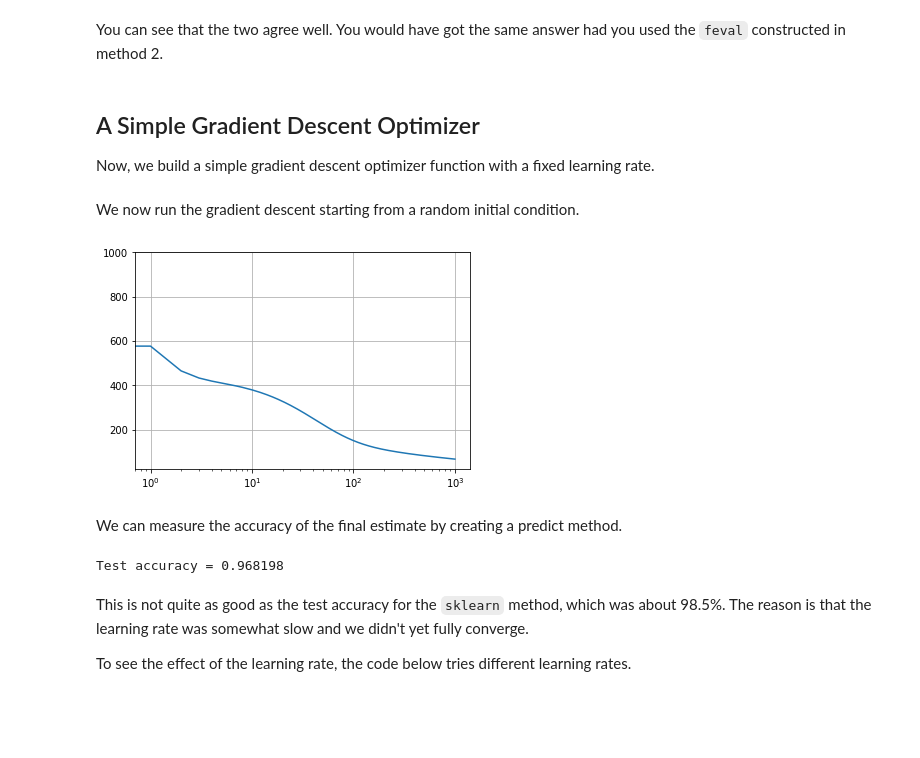
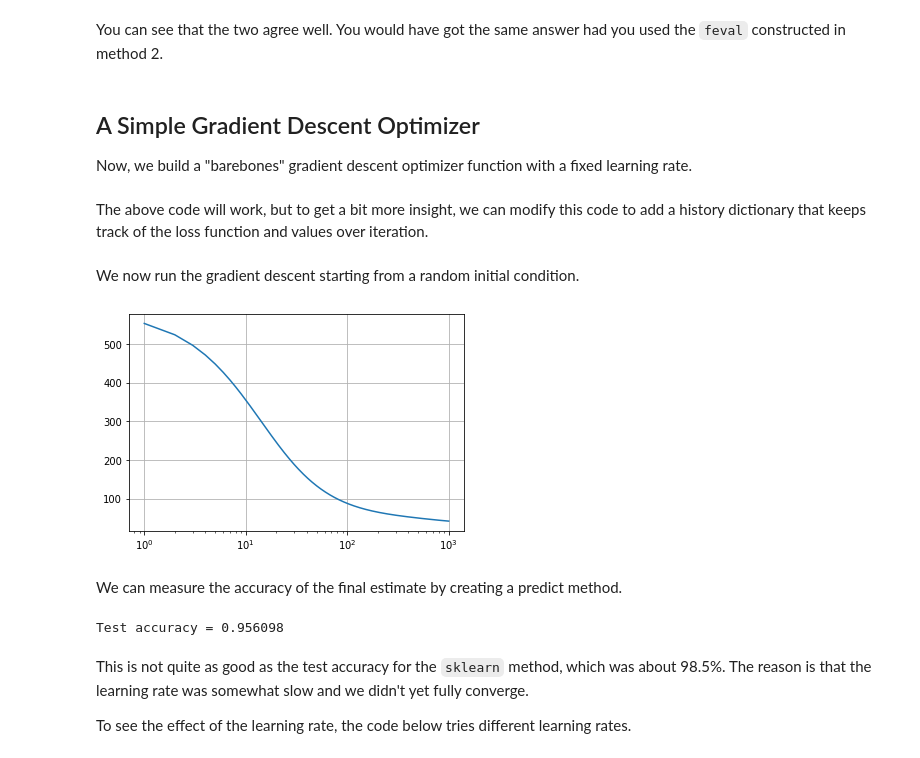
Before and after one commit to sdrangan/introml, a Jupyter notebook: unit07_optim/demo2_grad_descent.ipynb, the cells around one changed output. Cells and saved outputs as stored; diff of their text form; code cells hidden in the pictures; blank space fills up the shorter version.

```diff
--- a/unit07_optim/demo2_grad_descent.ipynb
+++ b/unit07_optim/demo2_grad_descent.ipynb
@@ -56,0 +50,11 @@ yts = y[ntr:]
+# %%
+from sklearn.model_selection import train_test_split
+from sklearn.preprocessing import StandardScaler
+
+# Split into training and test
+Xtr, Xts, ytr, yts = train_test_split(X,y, test_size=0.30)
+
+# Scale data
+scal = StandardScaler()
+Xtr1 = scal.fit_transform(Xtr)
+Xts1 = scal.transform(Xts)
@@ -56,0 +63,10 @@ yts = y[ntr:]
+# %%
+# Fit the model
+from sklearn import linear_model
+reg = linear_model.LogisticRegression(C=1e5)
+reg.fit(Xtr1, ytr)
+
+# Measure the test error
+yhat = reg.predict(Xts1)
+acc = np.mean(yhat == yts)
+print("Accuracy on test data = %f" % acc)
@@ -97,7 +115,7 @@ You can see that one benefit of using a class method is that processing that is
 class LogisticFun(object):
     def __init__(self,X,y):
         """
-        Class for computes the loss and gradient for a logistic regression problem.
+        Class to computes the loss and gradient for a logistic regression problem.
 
         The constructor takes the data matrix `X` and response vector y for training.
         """
@@ -122,7 +140,7 @@ class LogisticFun(object):
 # %% [markdown]
 Once we have defined the class we can create an *instance* of the class with the training data.
 # %%
-log_fun = LogisticFun(Xtr,ytr)
+log_fun = LogisticFun(Xtr1,ytr)
 # %% [markdown]
 Then, we can call the method with only the value `w`.
 # %%
@@ -175,4 +193,4 @@ You can see that the two agree well.  You would have got the same answer had you
 # %% [markdown]
 ## A Simple Gradient Descent Optimizer
 
-Now, we build a simple gradient descent optimizer function with a fixed learning rate.
+Now, we build a "barebones" gradient descent optimizer function with a fixed learning rate.
@@ -179,3 +221,5 @@ Now, we build a simple gradient descent optimizer function with a fixed learning
+# %% [markdown]
+The above code will work, but to get a bit more insight, we can modify this code to add a history dictionary that keeps track of the loss function and values over iteration.
 # %%
 def grad_opt_simp(feval, winit, lr=1e-3,nit=1000):
     """
@@ -217,21 +261,21 @@ We now run the gradient descent starting from a random initial condition.
 # %%
 # Initial condition
 winit = np.random.randn(p)
 
 # Parameters
 feval = log_fun.feval
 nit = 1000
 lr = 1e-4
 
 # Run the gradient descent
 w, f0, hist = grad_opt_simp(feval, winit, lr=lr, nit=nit)
 
 # Plot the training loss
-t = np.arange(nit)
+t = np.arange(nit)+1
 plt.semilogx(t, hist['f'])
 plt.grid()
 # %% [output]
-[figure, old version]
+[figure, new version]
 # %% [markdown]
 We can measure the accuracy of the final estimate by creating a predict method.
 # %%
@@ -240,11 +284,11 @@ def predict(X,w):
     yhat = (z > 0)
     return yhat
 
-yhat = predict(Xts,w)
+yhat = predict(Xts1,w)
 acc = np.mean(yhat == yts)
 print("Test accuracy = %f" % acc)
 # %% [output]
-Test accuracy = 0.968198
+Test accuracy = 0.956098
 # %% [markdown]
 This is not quite as good as the test accuracy for the `sklearn` method, which was about 98.5%.  The reason is that the learning rate was somewhat slow and we didn't yet fully converge.
 
```
Also changed, not shown: parts of 11 cells of this notebook.
